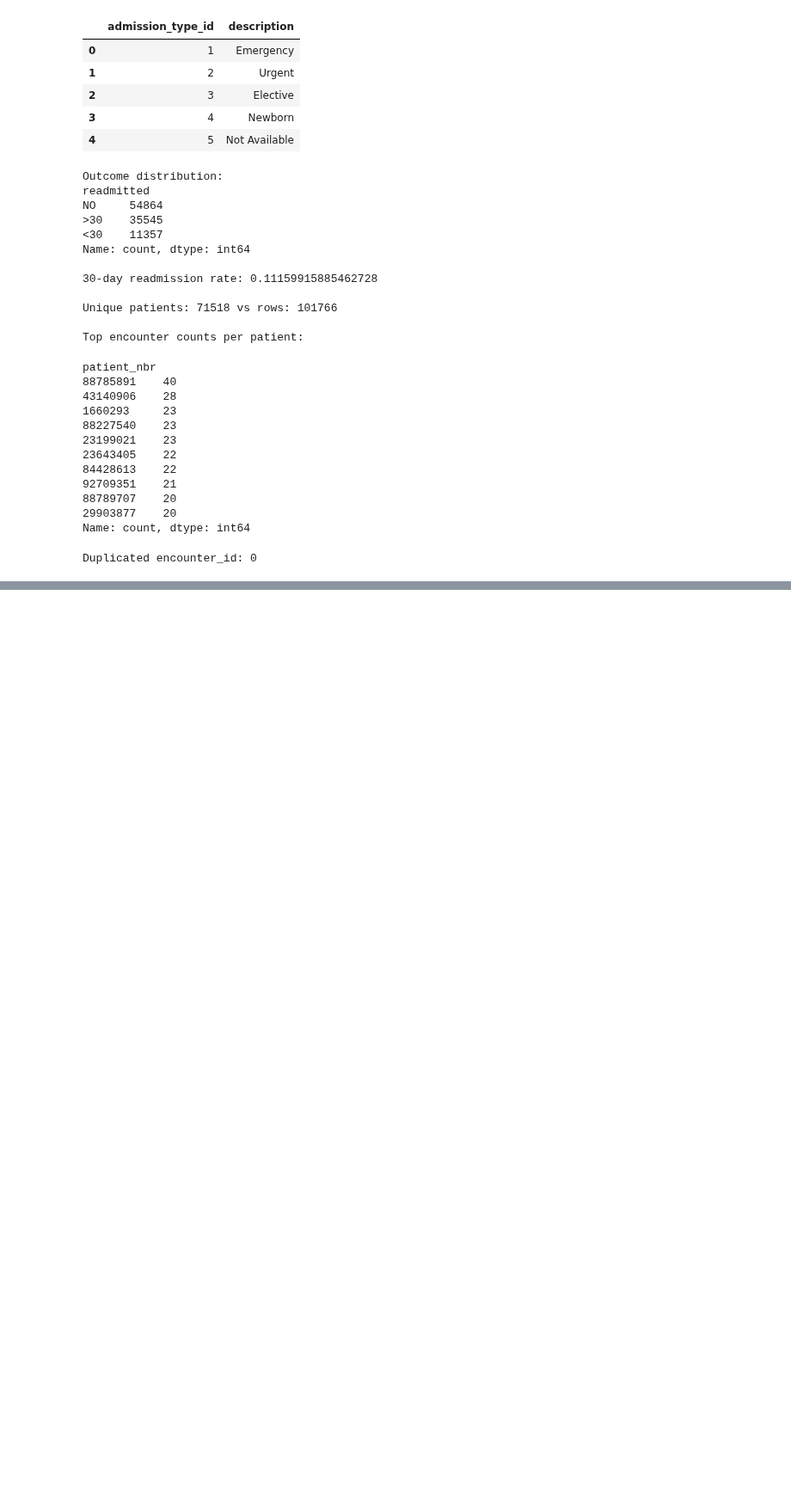
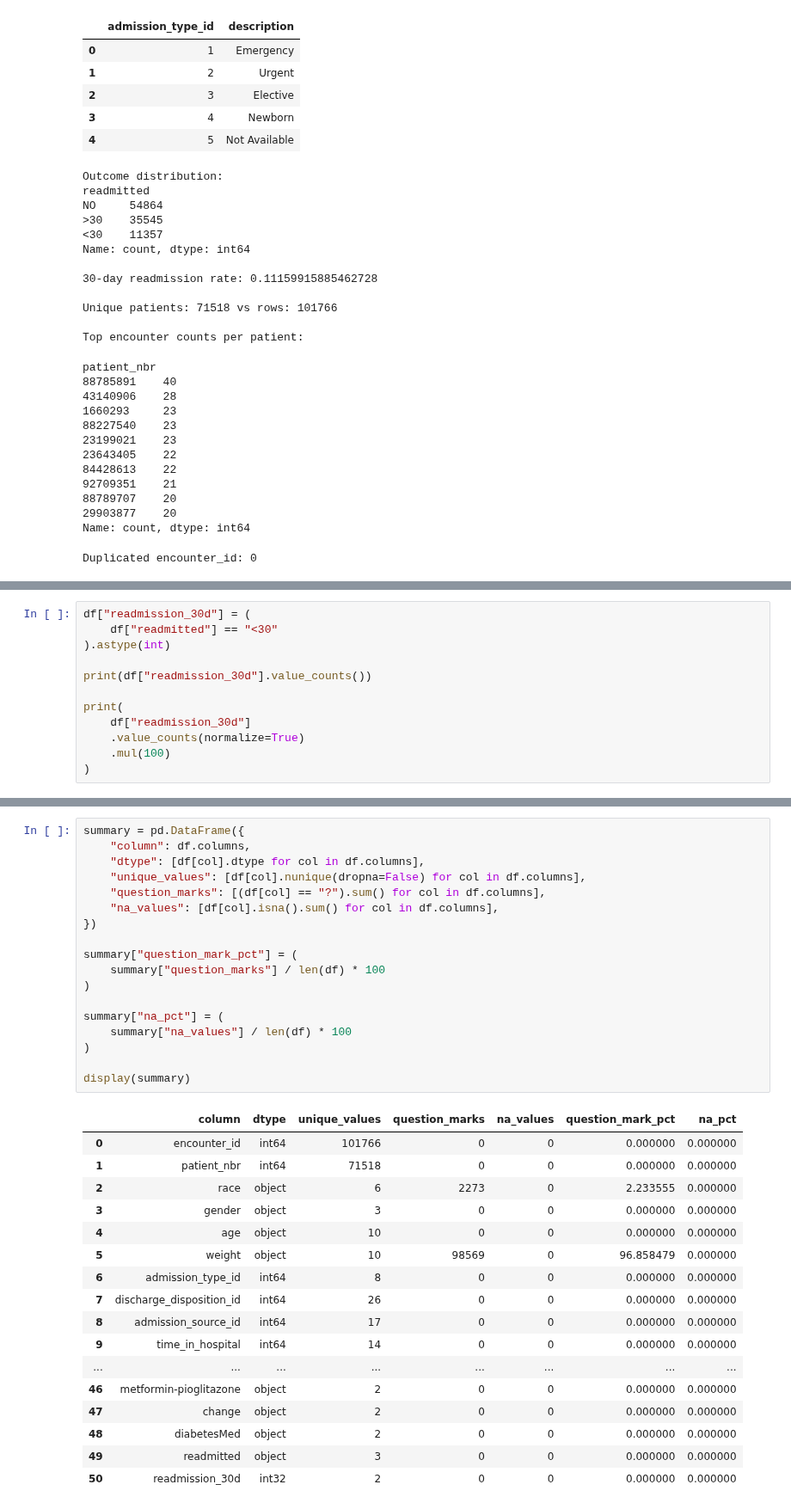
Before and after one commit to gabrielthedatawizard/tanzania-readmission-intelligence-platform-research-engine, a Jupyter notebook: notebooks/python/01_data_understanding.ipynb, the cells around one changed output, grey strips where cells are left out. Shown at 86% size. Cells and saved outputs as stored; diff of their text form; blank space fills up the shorter version.

Commit message:
feat: add cohort and data dictionary notebook, summary tables, templates
Co-Authored-By: Claude Sonnet 5.5 <noreply@anthropic.com>

```diff
--- a/notebooks/python/01_data_understanding.ipynb
+++ b/notebooks/python/01_data_understanding.ipynb
@@ -128,0 +224,12 @@ Duplicated encounter_id: 0
+# %%
+df["readmission_30d"] = (
+    df["readmitted"] == "<30"
+).astype(int)
+
+print(df["readmission_30d"].value_counts())
+
+print(
+    df["readmission_30d"]
+    .value_counts(normalize=True)
+    .mul(100)
+)
@@ -128,0 +294,36 @@ Duplicated encounter_id: 0
+# %%
+summary = pd.DataFrame({
+    "column": df.columns,
+    "dtype": [df[col].dtype for col in df.columns],
+    "unique_values": [df[col].nunique(dropna=False) for col in df.columns],
+    "question_marks": [(df[col] == "?").sum() for col in df.columns],
+    "na_values": [df[col].isna().sum() for col in df.columns],
+})
+
+summary["question_mark_pct"] = (
+    summary["question_marks"] / len(df) * 100
+)
+
+summary["na_pct"] = (
+    summary["na_values"] / len(df) * 100
+)
+
+display(summary)
+# %% [output]
+|  | column | dtype | unique_values | question_marks | na_values | question_mark_pct | na_pct |
+| 0 | encounter_id | int64 | 101766 | 0 | 0 | 0.000000 | 0.000000 |
+| 1 | patient_nbr | int64 | 71518 | 0 | 0 | 0.000000 | 0.000000 |
+| 2 | race | object | 6 | 2273 | 0 | 2.233555 | 0.000000 |
+| 3 | gender | object | 3 | 0 | 0 | 0.000000 | 0.000000 |
+| 4 | age | object | 10 | 0 | 0 | 0.000000 | 0.000000 |
+| 5 | weight | object | 10 | 98569 | 0 | 96.858479 | 0.000000 |
+| 6 | admission_type_id | int64 | 8 | 0 | 0 | 0.000000 | 0.000000 |
+| 7 | discharge_disposition_id | int64 | 26 | 0 | 0 | 0.000000 | 0.000000 |
+| 8 | admission_source_id | int64 | 17 | 0 | 0 | 0.000000 | 0.000000 |
+| 9 | time_in_hospital | int64 | 14 | 0 | 0 | 0.000000 | 0.000000 |
+| ... | ... | ... | ... | ... | ... | ... | ... |
+| 46 | metformin-pioglitazone | object | 2 | 0 | 0 | 0.000000 | 0.000000 |
+| 47 | change | object | 2 | 0 | 0 | 0.000000 | 0.000000 |
+| 48 | diabetesMed | object | 2 | 0 | 0 | 0.000000 | 0.000000 |
+| 49 | readmitted | object | 3 | 0 | 0 | 0.000000 | 0.000000 |
+| 50 | readmission_30d | int32 | 2 | 0 | 0 | 0.000000 | 0.000000 |
```
Also changed, not shown: parts of 7 cells of this notebook, 6 other files.
